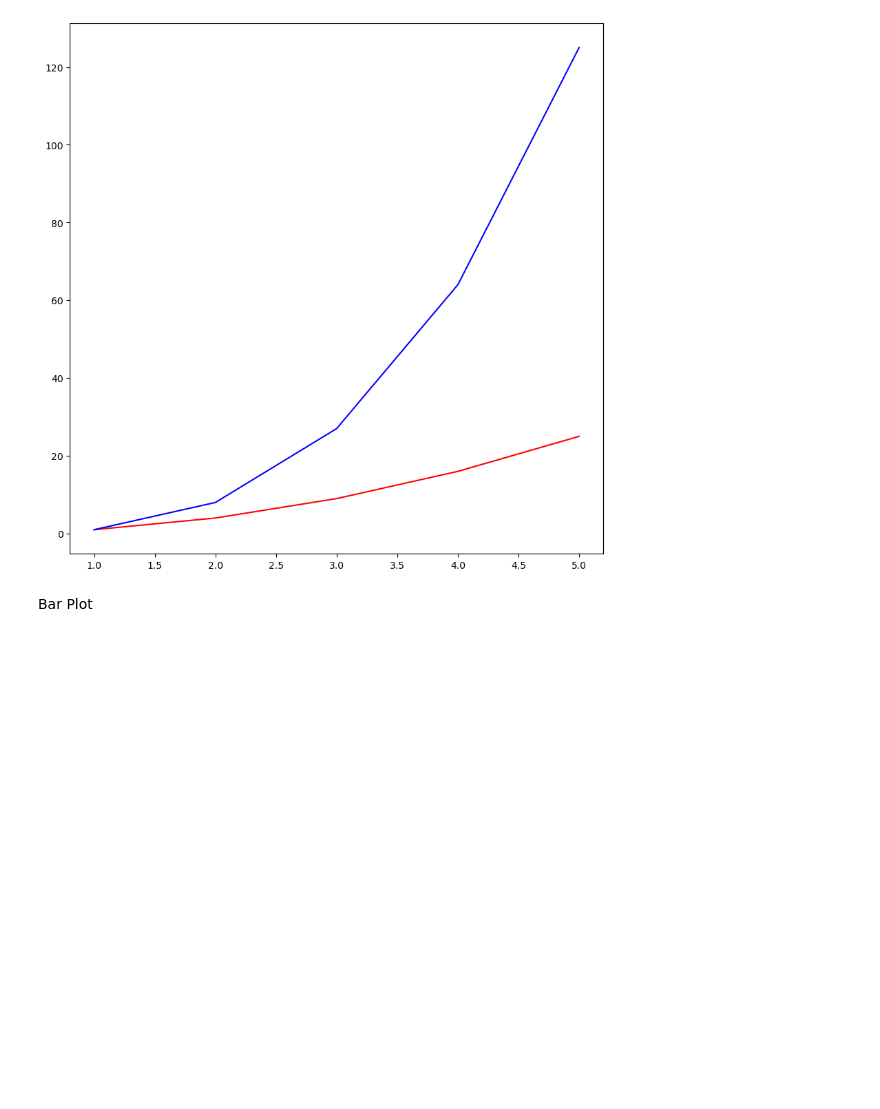
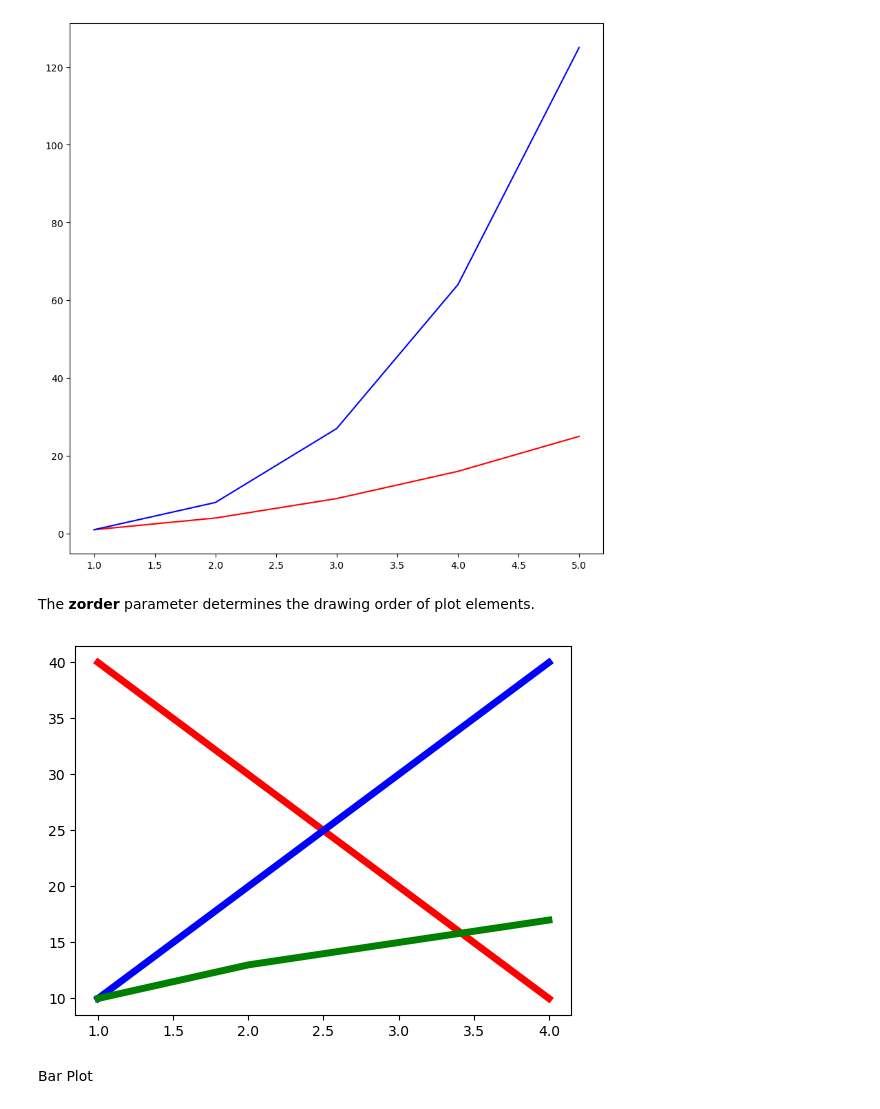
Before and after one commit to RaghuVamsi5546/Python_Libraries_Practice, a Jupyter notebook: matplotlib_practice.ipynb, the cells around one changed output. Cells and saved outputs as stored; diff of their text form; code cells hidden in the pictures; blank space fills up the shorter version.

```diff
--- a/matplotlib_practice.ipynb
+++ b/matplotlib_practice.ipynb
@@ -74,6 +151,18 @@ plt.plot(x,y2,color="blue")
 # %% [output]
 [<matplotlib.lines.Line2D at 0x...>]
 [figure]
+# %% [markdown]
+The **zorder** parameter determines the drawing order of plot elements.
+# %%
+# Plot with zorder
+plt.plot([1, 2, 3, 4], [40, 30, 20, 10], color='red', linewidth=5, zorder=1)  # Drawn first
+plt.plot([1, 2, 3, 4], [10, 20, 30, 40], color='blue', linewidth=5, zorder=2)  # Drawn on top
+plt.plot([1, 2, 3, 4], [10, 13, 15, 17], color='green', linewidth=5, zorder=3) # Drawn on top of blue
+
+# Show plot
+plt.show()
+# %% [output]
+[figure, added]
 # %% [markdown]
 Bar Plot
 # %%
```
Also changed, not shown: parts of 9 cells of this notebook, 1 other file.
